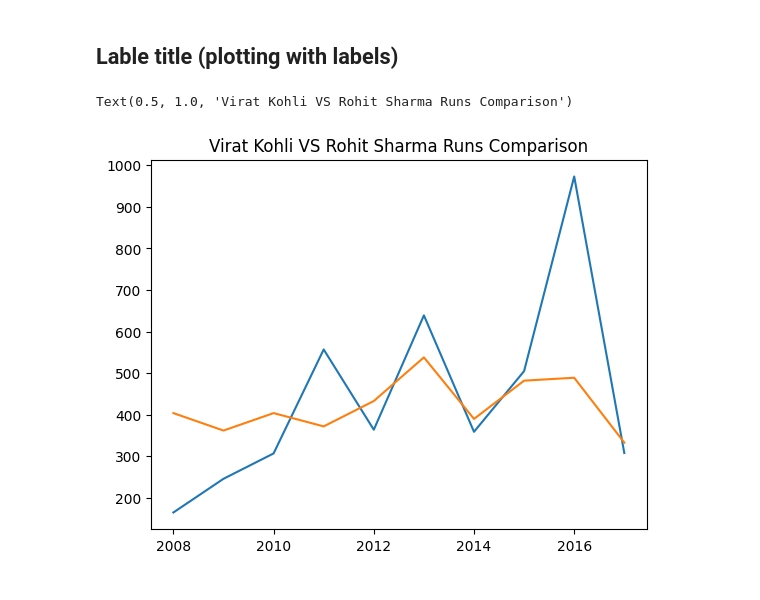
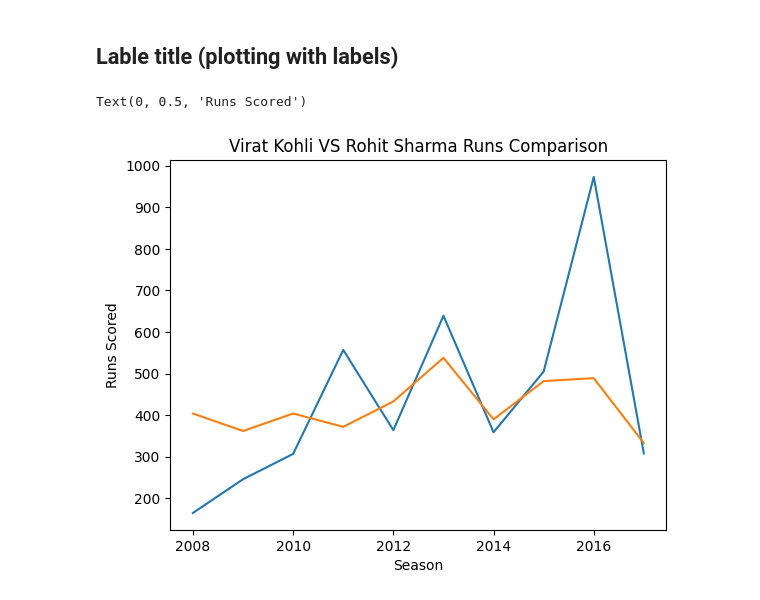
Before and after one commit to mohitjaryal/matplotlib, a Jupyter notebook: Datavisulization/sharmaKohliData.ipynb, the cells around one changed output. Saved outputs shown, nothing was run; the diff lists cells and outputs as text; code cells hidden in the pictures.

```diff
--- a/Datavisulization/sharmaKohliData.ipynb
+++ b/Datavisulization/sharmaKohliData.ipynb
@@ -42,11 +42,15 @@ plt.plot(batsman['index'],batsman['RG Sharma'])
 # %%
 # multiple plotting
 plt.plot(batsman['index'],batsman['V Kohli'])
 plt.plot(batsman['index'],batsman['RG Sharma'])
 
 
 #graph title
 plt.title('Virat Kohli VS Rohit Sharma Runs Comparison')
+
+# lables
+plt.xlabel('Season')
+plt.ylabel('Runs Scored')
 # %% [output]
-Text(0.5, 1.0, 'Virat Kohli VS Rohit Sharma Runs Comparison')
+Text(0, 0.5, 'Runs Scored')
-[figure, old version]
+[figure, new version]
```
